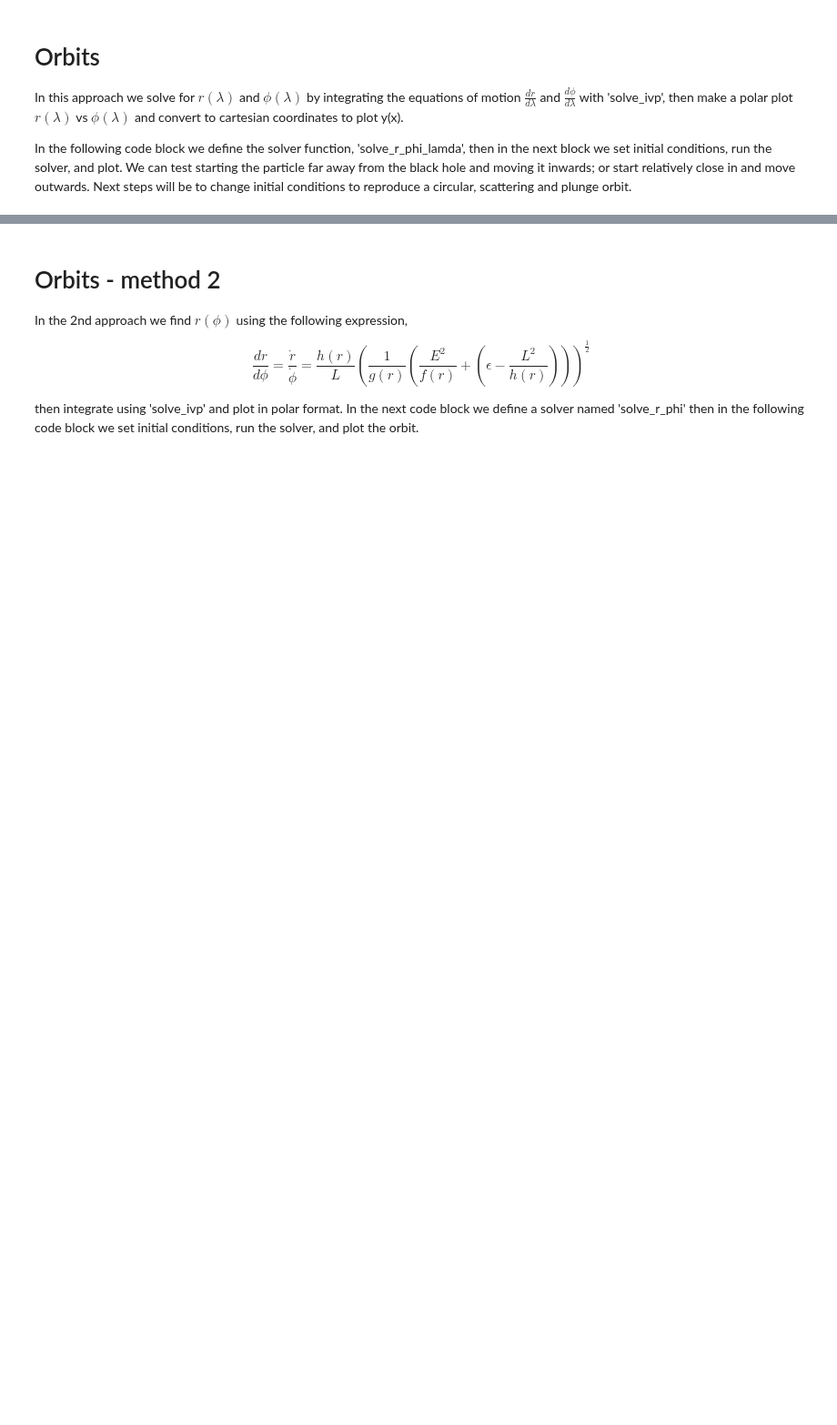
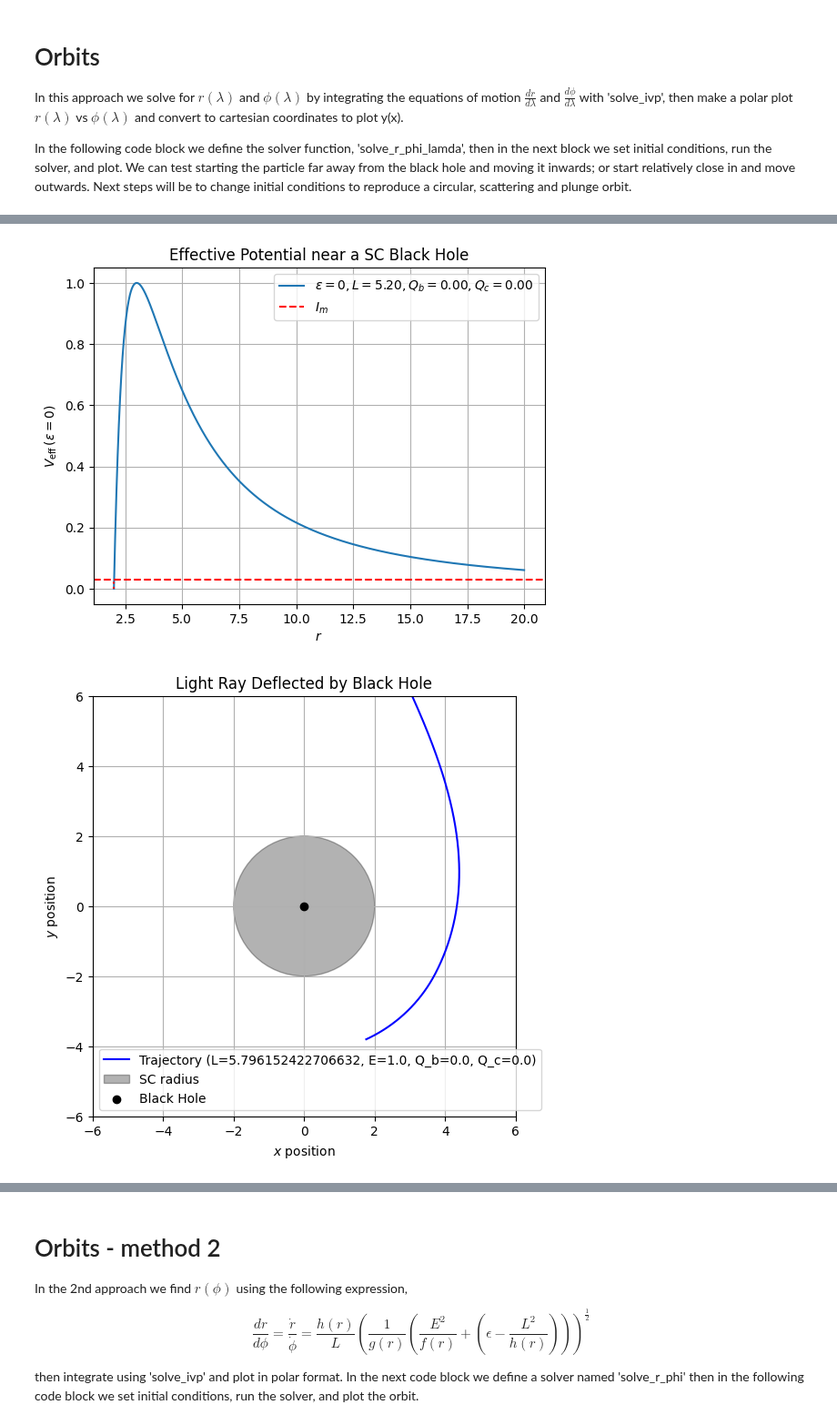
Before and after one commit to AdamSmithOrlik/quantum-black-holes, a Jupyter notebook: sue/research-3.ipynb, the cells around one changed output, grey strips where cells are left out. Shown at 91% size. Saved outputs shown, nothing was run; the diff lists cells and outputs as text; code cells hidden in the pictures; blank space fills up the shorter version.

```diff
--- a/sue/research-3.ipynb
+++ b/sue/research-3.ipynb
@@ -313 +391,67 @@ def solve_r_phi_lamda(params, lamda_range, r_init, phi_init, epsilon=0):
+# %%
+# block 8A - light ray orbits
+# orbits starting at infinity - scattering
+# get list of effective potential values for sigma=0
+v_eff_vals_sc2 = np.array([v_eff(i, M1, L_circle1, Q_b0, Q_c0, epsilon=0) for i in r_vals1])
+
+plt.plot(r_vals1, v_eff_vals_sc2, label=r'$\epsilon=0, L={:.2f}, Q_b={:.2f}, Q_c={:.2f}$'.format(L_circle1, Q_b0, Q_c0))
+# add horizontal line at Im_scatter1
+plt.axhline(y=Im_scatter1, color='r', linestyle='dashed', label=r'$I_m$')
+# find intersection point (r_intersect) where v_eff = Im_scatter1
+v_eff_interp = interp1d(r_vals1, v_eff_vals_sc2, kind='linear', fill_value='extrapolate')
+# find closest r value where v_eff(r) ≈ Im_scatter1 start from right-hand side
+r_intersect = None
+for r in reversed(r_vals1):
+    if v_eff_interp(r) <= Im_scatter1:
+        r_intersect = r
+        break
+if r_intersect:
+    # vertical line downwards from intersection
+    plt.vlines(x=r_intersect, ymin=0, ymax=Im_scatter1, color='r', linestyle='dotted')
+plt.xlabel(r'$r$')
+plt.ylabel(r'$V_{\rm eff} \, (\epsilon = 0)$')
+plt.title('Effective Potential near a SC Black Hole')
+plt.legend()
+plt.grid(True)
+plt.show()
+
+#--------
+# initial conditions
+r_init4 = 6 * rs1
+phi_init4 = 0.5 * np.pi
+lamda_range4 = [0, -15]
+
+# NO quantum parameters
+params4 = [E1, L_scatter1, M1, Q_b0, Q_c0]
+
+sol_y4 = solve_r_phi_lamda(params4, lamda_range4, r_init4, phi_init4, epsilon=0)
+
+if not sol_y4.success:
+    print("Integration failed:", sol_y4.message)
+
+# extract radial and angular positions
+r_vals4 = sol_y4.y[1]
+phi_vals4 = sol_y4.y[2]
+lamda_vals4 = sol_y4.t
+
+# cartesian coordinates
+x4 = r_vals4 * np.cos(phi_vals4)
+y4 = r_vals4 * np.sin(phi_vals4)
+
+fig, ax = plt.subplots(figsize=(6, 6))
+ax.plot(x4, y4, color='b', label=f'Trajectory (L={L_scatter1}, E={E1}, Q_b={Q_b0}, Q_c={Q_c0})')
+circ = patches.Circle((0, 0), rs1, color='black', alpha=0.3, label="SC radius")
+ax.add_patch(circ)
+ax.scatter([0], [0], color='black', zorder=5, label='Black Hole')
+ax.set_xlim(-6, 6)
+ax.set_ylim(-6, 6)
+ax.set_xlabel(r'$x$ position')
+ax.set_ylabel(r'$y$ position')
+ax.set_title('Light Ray Deflected by Black Hole')
+ax.legend()
+ax.grid(True)
+plt.show()
+# %% [output]
+[figure, added]
+[figure, added]
 # %%
```
Also changed, not shown: parts of 6 cells of this notebook, 1 other file.
